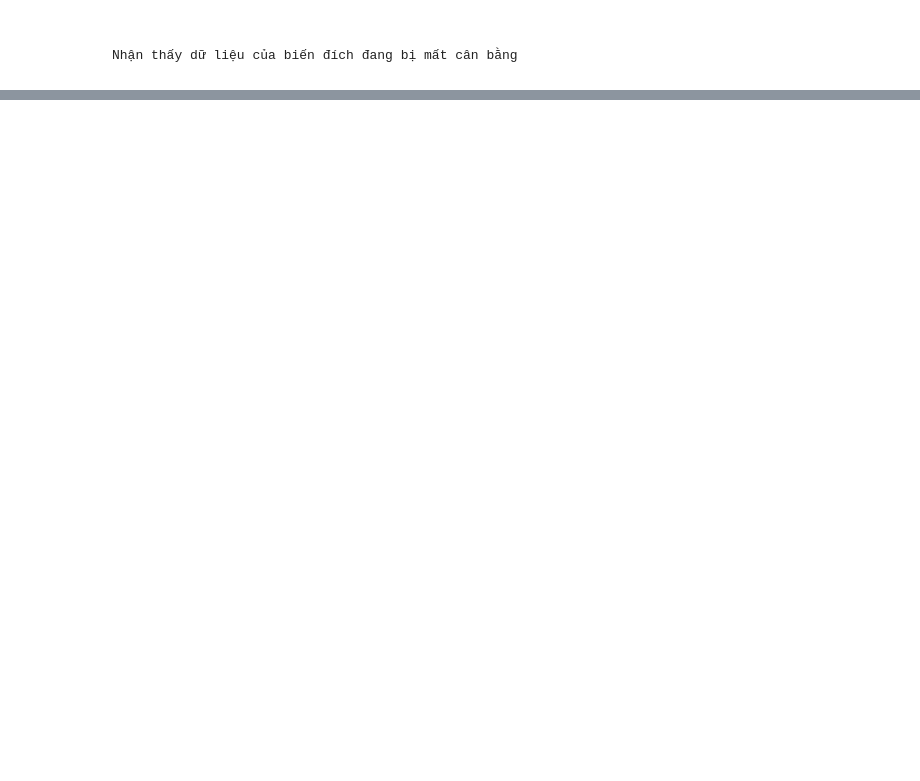
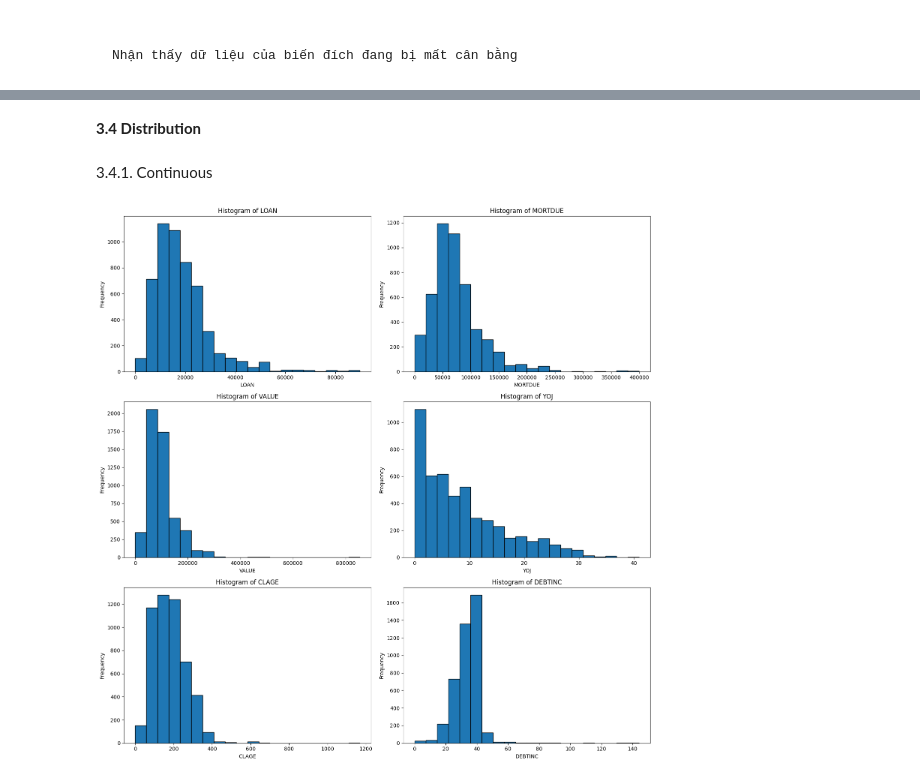
Before and after one commit to thinh661/Credit_Score_Webapp, a Jupyter notebook: EDA_hmeq.ipynb, the cells around one changed output, grey strips where cells are left out. Cells and saved outputs as stored; diff of their text form; code cells hidden in the pictures; blank space fills up the shorter version.

```diff
--- a/EDA_hmeq.ipynb
+++ b/EDA_hmeq.ipynb
@@ -135,0 +228,28 @@ sns.heatmap(data.isnull(),cmap='viridis');
+# %% [markdown]
+****3.4 Distribution****
+# %% [markdown]
+3.4.1. Continuous
+# %%
+num_columns = ['LOAN', 'MORTDUE', 'VALUE', 'YOJ', 'CLAGE', 'DEBTINC']
+num_rows = 3
+num_cols = 2
+
+fig, axes = plt.subplots(num_rows, num_cols, figsize=(15, 15))
+
+axes = axes.flatten()
+
+for idx, column in enumerate(num_columns):
+    ax = axes[idx]
+
+    ax.hist(data_train[column].dropna(), bins=20, range=(0, data_train[column].max()), edgecolor='black')
+
+    ax.set_xlabel(column)
+    ax.set_ylabel('Frequency')
+    ax.set_title(f'Histogram of {column}')
+
+    ax.grid(False)
+
+plt.tight_layout()
+plt.show()
+# %% [output]
+[figure, added]
```
Also changed, not shown: parts of 32 cells of this notebook, 2 other files.
